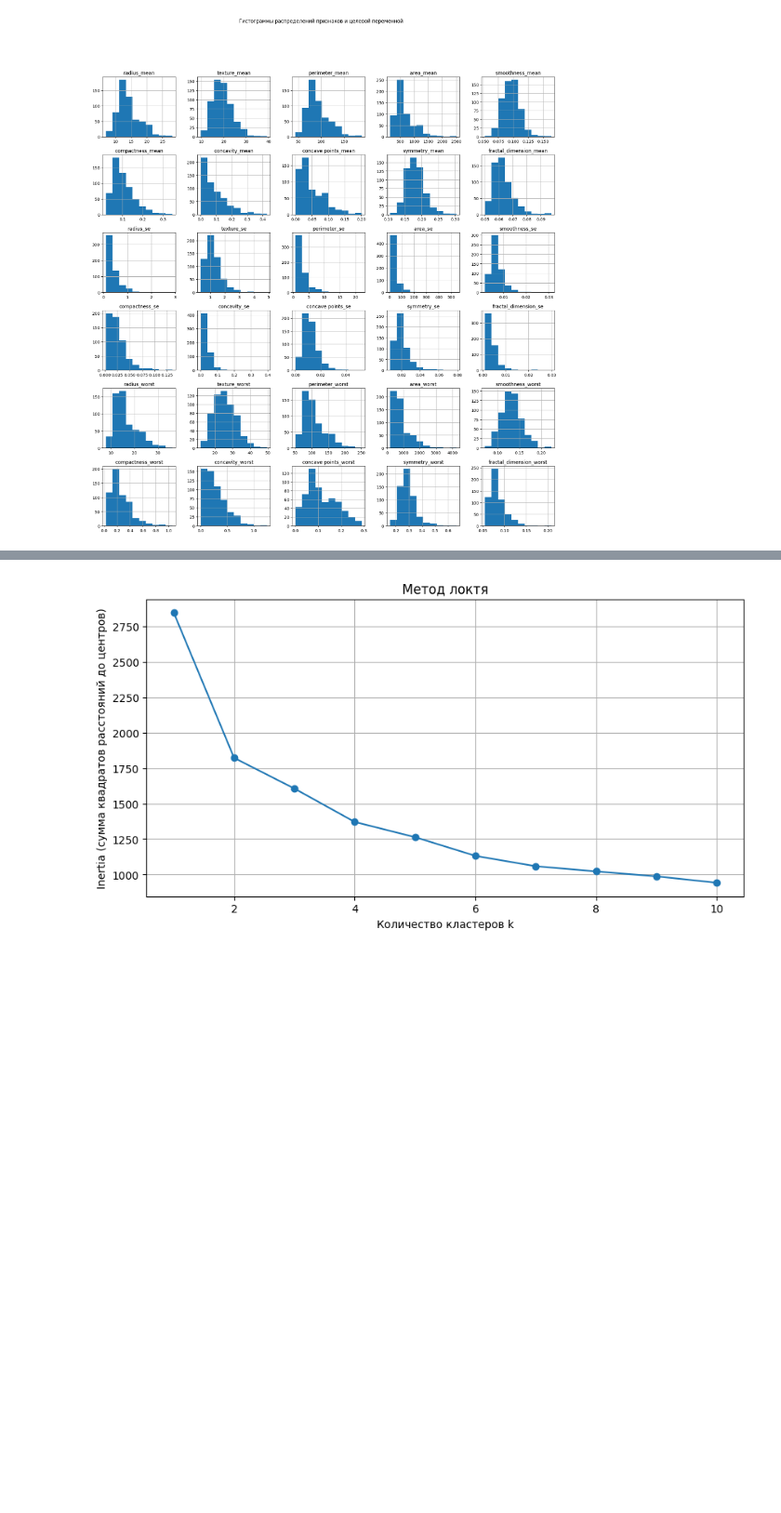
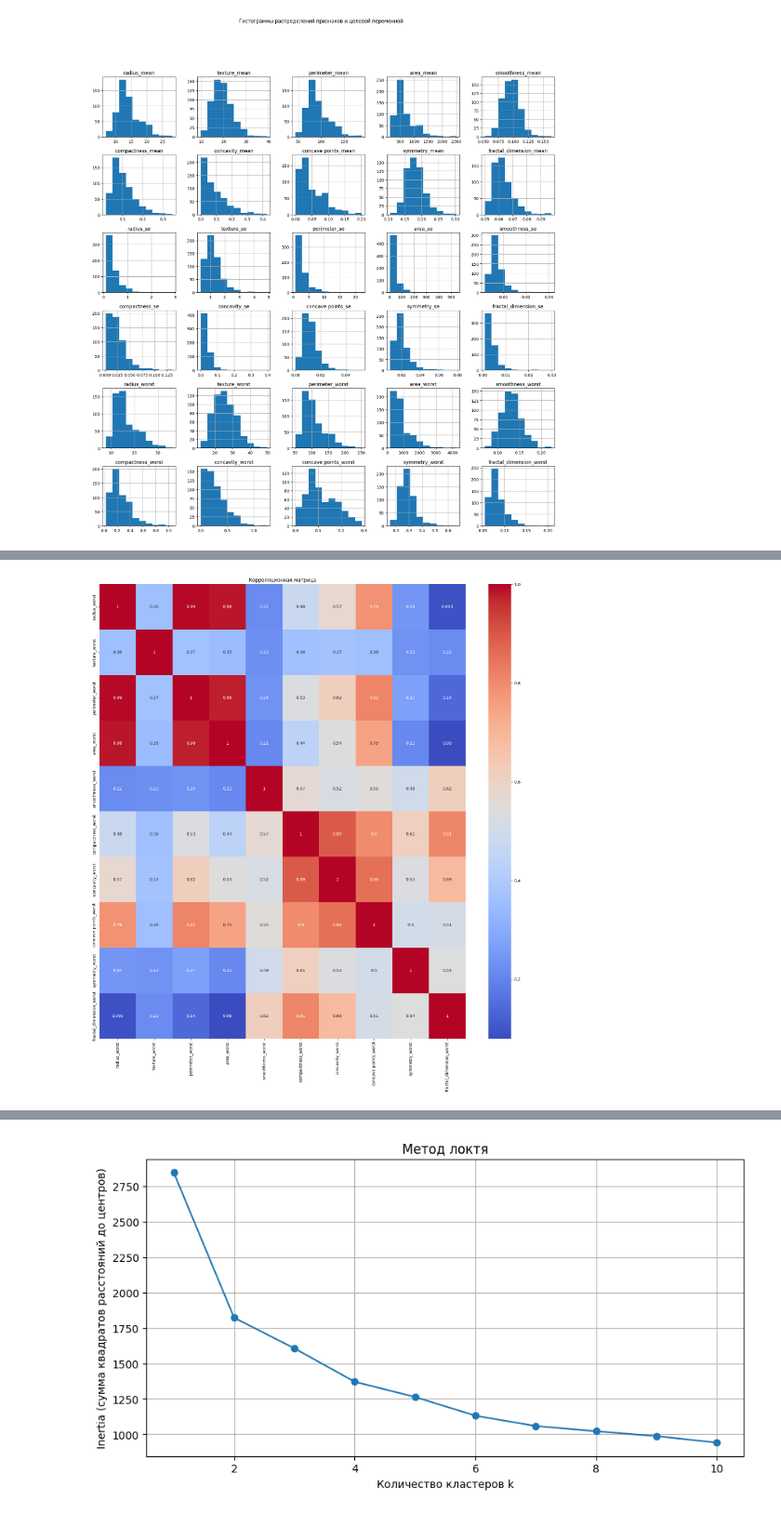
Before and after one commit to alino4ka554/L4_AISystems, a Jupyter notebook: clustering.ipynb, the cells around one changed output, grey strips where cells are left out. Shown at 93% size. Cells and saved outputs as stored; diff of their text form; code cells hidden in the pictures; blank space fills up the shorter version.

```diff
--- a/clustering.ipynb
+++ b/clustering.ipynb
@@ -119,0 +162,10 @@ df
+# %%
+df = df.iloc[:, 20:30]
+
+correlation_matrix = df.corr()
+plt.figure(figsize=(20,20))
+sns.heatmap(correlation_matrix, annot=True, cmap='coolwarm')
+plt.title('Корреляционная матрица')
+plt.show()
+# %% [output]
+[figure, added]
```
Also changed, not shown: parts of 36 cells of this notebook, 1 other file.
